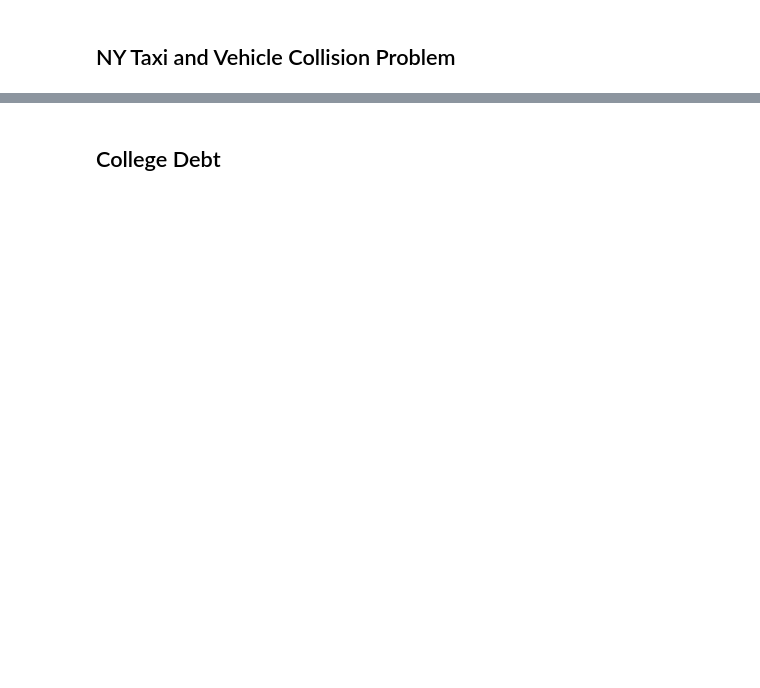
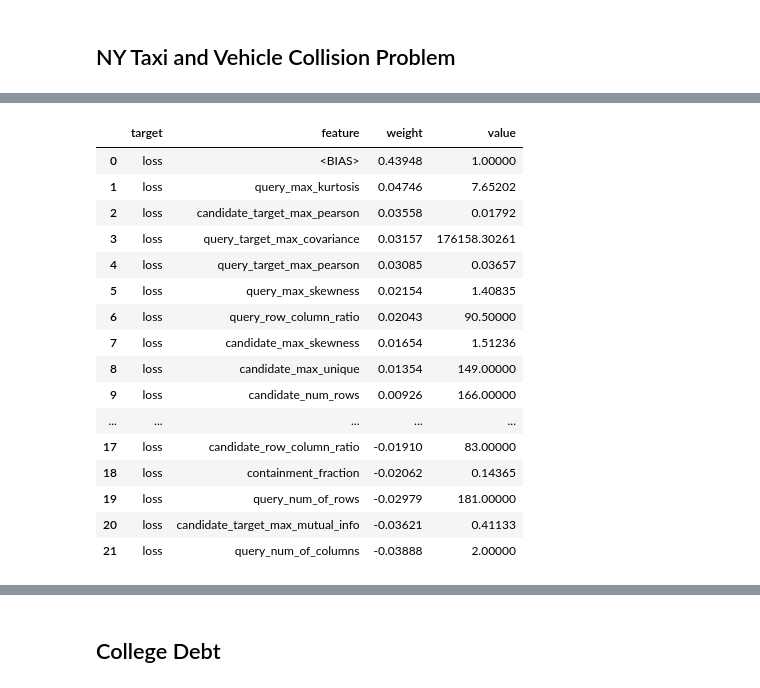
Before and after one commit to VIDA-NYU/prida, a Jupyter notebook: use-cases/datamart-data/predict-datamart-use-cases.ipynb, the cells around one changed output, grey strips where cells are left out. Cells and saved outputs as stored; diff of their text form; code cells hidden in the pictures; blank space fills up the shorter version.

```diff
--- a/use-cases/datamart-data/predict-datamart-use-cases.ipynb
+++ b/use-cases/datamart-data/predict-datamart-use-cases.ipynb
@@ -218,0 +212,20 @@ Recall: 0.6452
+# %%
+taxi_vehicle_collision_explanations[0]
+# %% [output]
+|  | target | feature | weight | value |
+| 0 | loss | <BIAS> | 0.43948 | 1.00000 |
+| 1 | loss | query_max_kurtosis | 0.04746 | 7.65202 |
+| 2 | loss | candidate_target_max_pearson | 0.03558 | 0.01792 |
+| 3 | loss | query_target_max_covariance | 0.03157 | 176158.30261 |
+| 4 | loss | query_target_max_pearson | 0.03085 | 0.03657 |
+| 5 | loss | query_max_skewness | 0.02154 | 1.40835 |
+| 6 | loss | query_row_column_ratio | 0.02043 | 90.50000 |
+| 7 | loss | candidate_max_skewness | 0.01654 | 1.51236 |
+| 8 | loss | candidate_max_unique | 0.01354 | 149.00000 |
+| 9 | loss | candidate_num_rows | 0.00926 | 166.00000 |
+| ... | ... | ... | ... | ... |
+| 17 | loss | candidate_row_column_ratio | -0.01910 | 83.00000 |
+| 18 | loss | containment_fraction | -0.02062 | 0.14365 |
+| 19 | loss | query_num_of_rows | -0.02979 | 181.00000 |
+| 20 | loss | candidate_target_max_mutual_info | -0.03621 | 0.41133 |
+| 21 | loss | query_num_of_columns | -0.03888 | 2.00000 |
```
Also changed, not shown: parts of 21 cells of this notebook, 2 other files.
